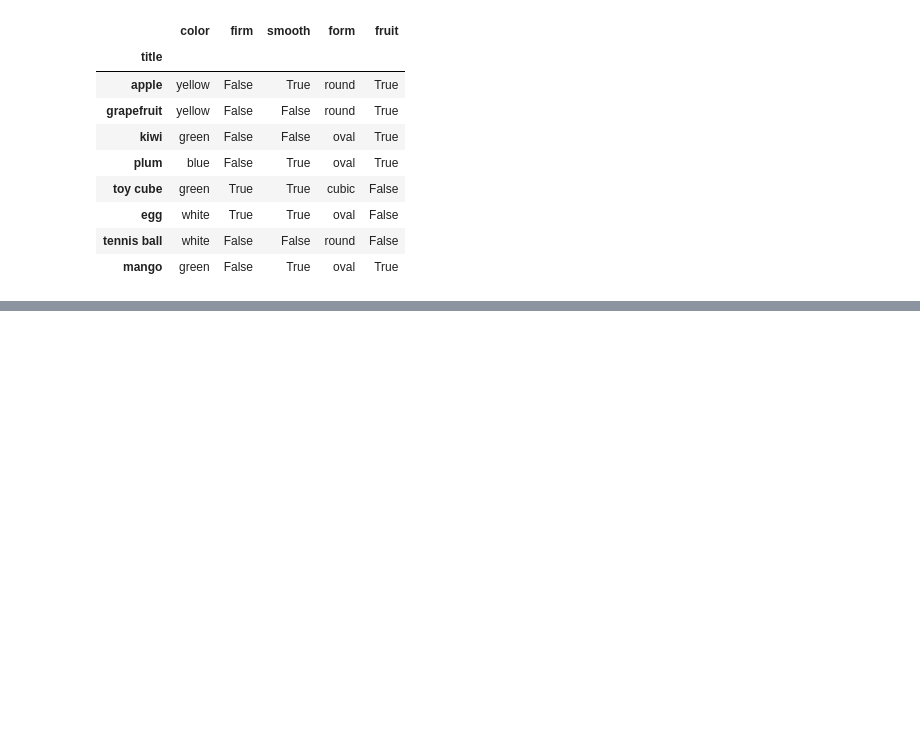
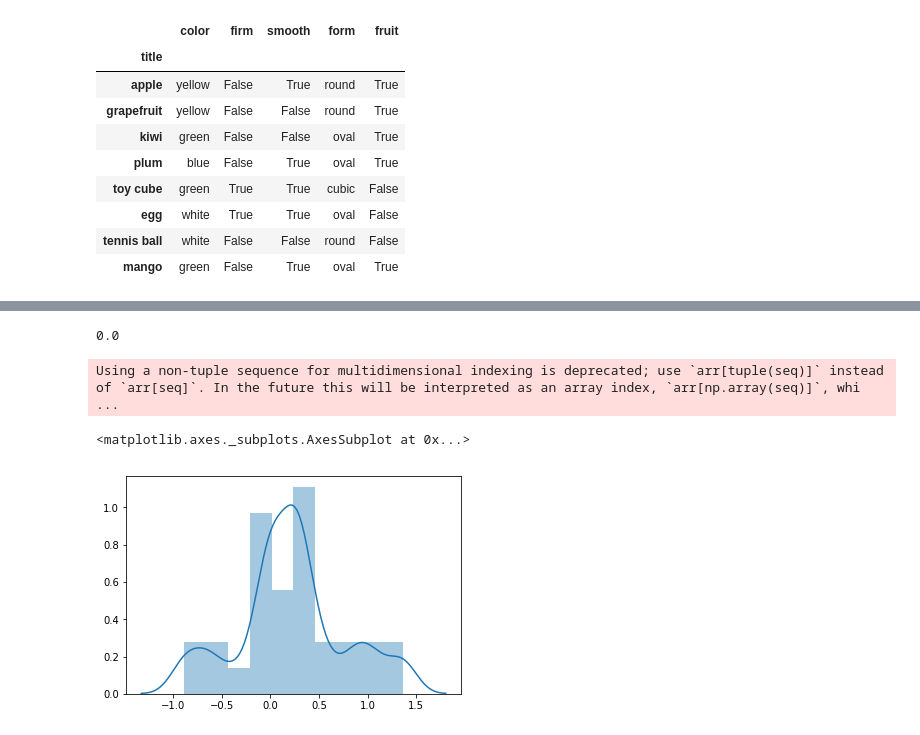
Before and after one commit to EgorDudyrev/FCA_BB_interpret, a Jupyter notebook: notebooks/2020.01.16-Mango_ds_interpret.ipynb, the cells around one changed output, grey strips where cells are left out. Drawn from its saved outputs; the diff is of its cells as text; code cells hidden in the pictures; blank space fills up the shorter version.

```diff
--- a/notebooks/2020.01.16-Mango_ds_interpret.ipynb
+++ b/notebooks/2020.01.16-Mango_ds_interpret.ipynb
@@ -74,0 +229,5 @@ fig.show()
+# %%
+sv = cb.get_feature_importance(pool, type='ShapValues')
+expected_value = sv[0,-1]
+sv_ds = pd.DataFrame(sv[:,:-1], columns=pool.get_feature_names(), index=mango_ds.index)
+sv_ds
@@ -74,0 +245,10 @@ fig.show()
+# %%
+np.round(1/(1+np.exp(-sv_ds.sum(1)-expected_value))-base_preds_proba.values,12).mean()
+# %% [output]
+0.0
+# %%
+sns.distplot(sv_ds.values.flatten())
+# %% [output]
+Using a non-tuple sequence for multidimensional indexing is deprecated; use `arr[tuple(seq)]` instead of `arr[seq]`. In the future this will be interpreted as an array index, `arr[np.array(seq)]`, whi ...
+<matplotlib.axes._subplots.AxesSubplot at 0x...>
+[figure, added]
```
Also changed, not shown: parts of 34 cells of this notebook, 1 other file.
